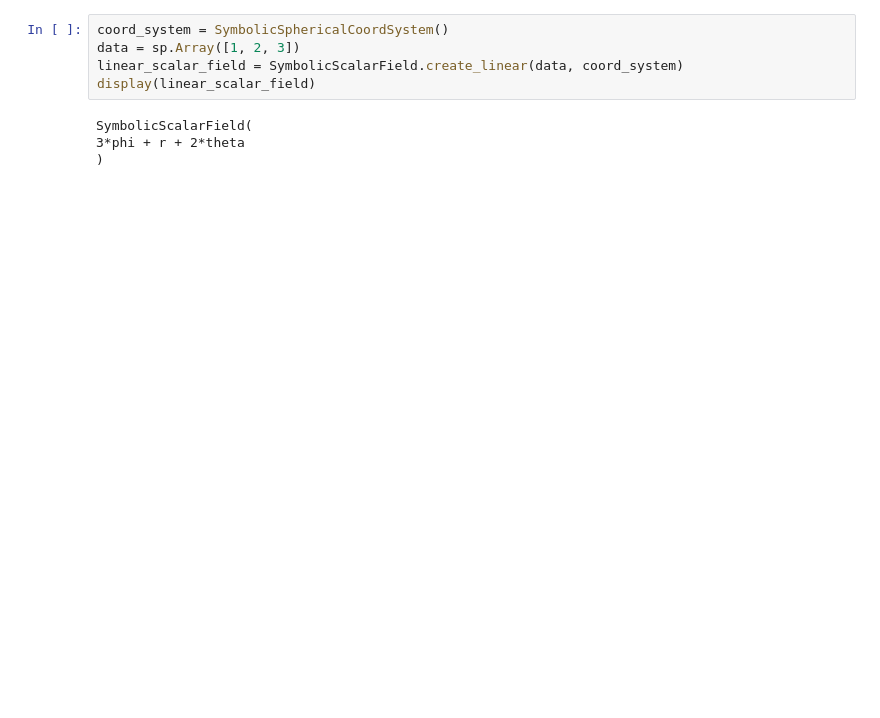
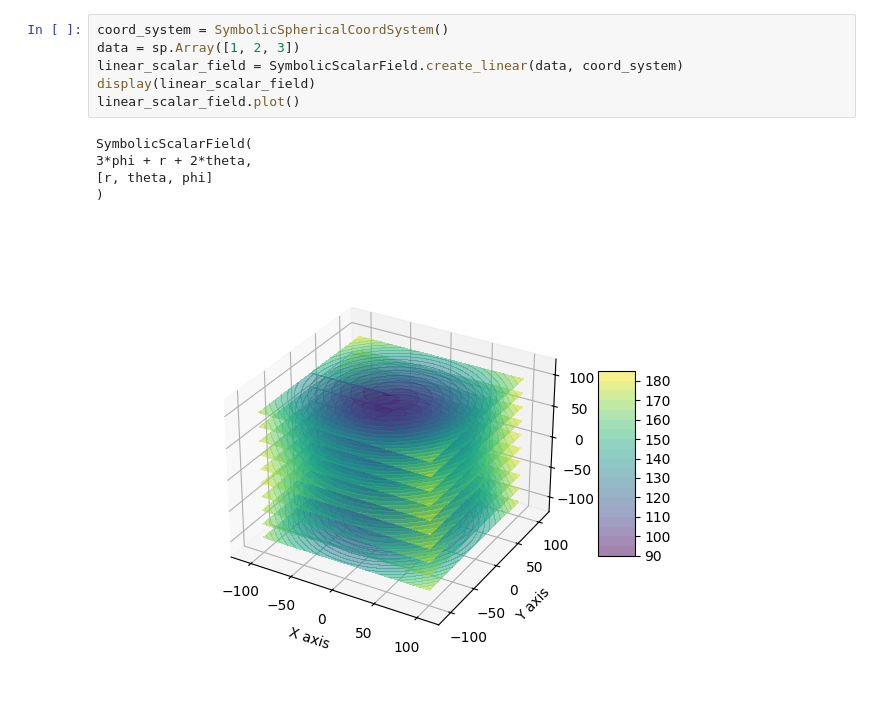
Before and after one commit to obouchaara/mechpy, a Jupyter notebook: notebooks/field_2.ipynb, the cells around one changed output. Cells and saved outputs as stored; diff of their text form; blank space fills up the shorter version.

```diff
--- a/notebooks/field_2.ipynb
+++ b/notebooks/field_2.ipynb
@@ -54,9 +61,12 @@ r + 2*theta + 3*z
 # %%
 coord_system = SymbolicSphericalCoordSystem()
 data = sp.Array([1, 2, 3])
 linear_scalar_field = SymbolicScalarField.create_linear(data, coord_system)
 display(linear_scalar_field)
+linear_scalar_field.plot()
 # %% [output]
 SymbolicScalarField(
-3*phi + r + 2*theta
+3*phi + r + 2*theta,
+[r, theta, phi]
 )
+[figure, added]
```
Also changed, not shown: parts of 7 cells of this notebook, 12 other files.
